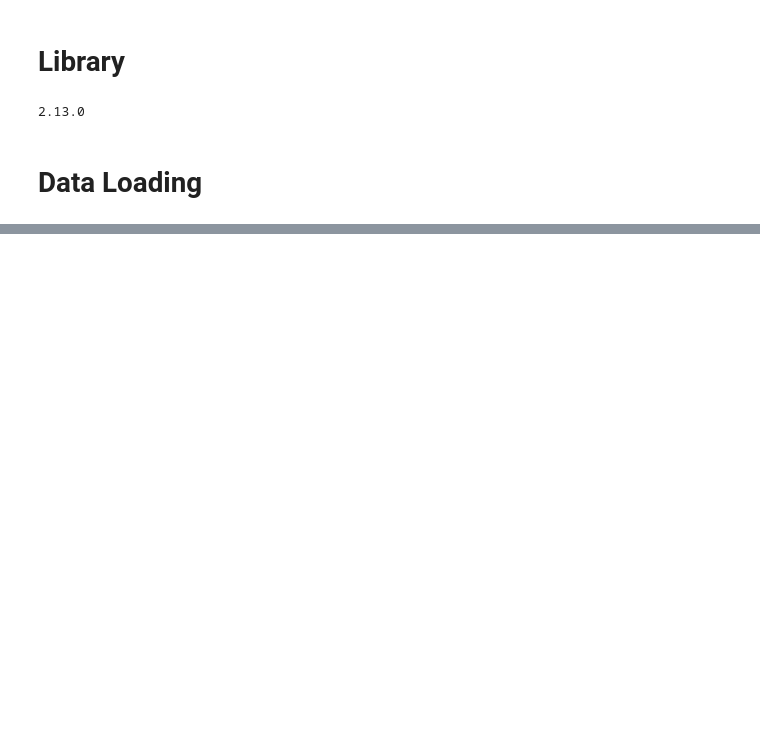
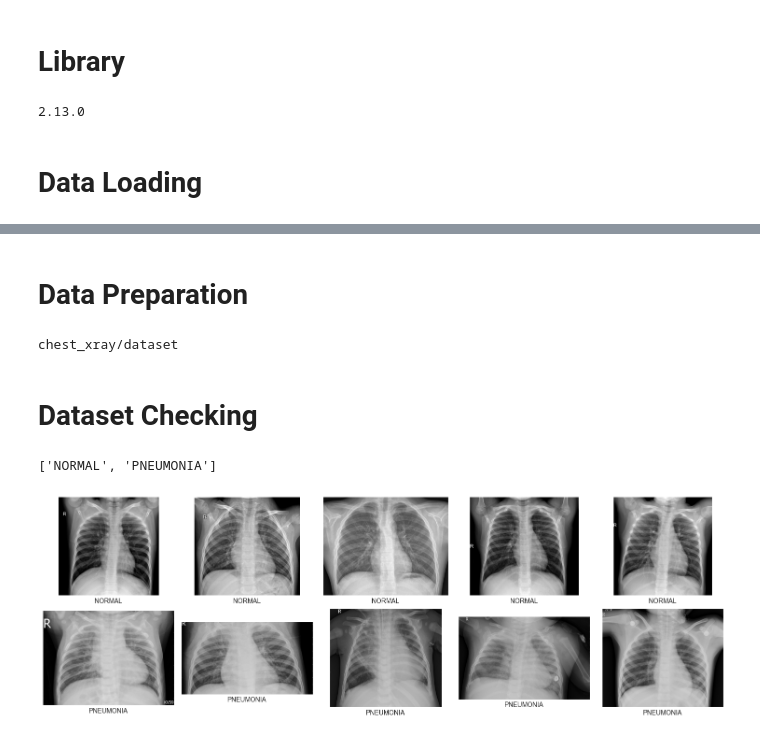
Before and after one commit to yasir-rtx/dbs_ML_intermediate, a Jupyter notebook: imageClassification/klasifikasi.ipynb, the cells around one changed output, grey strips where cells are left out. Drawn from its saved outputs; the diff is of its cells as text; code cells hidden in the pictures; blank space fills up the shorter version.

Commit message:
ADD Image Classification folder

```diff
--- a/imageClassification/klasifikasi.ipynb
+++ b/imageClassification/klasifikasi.ipynb
@@ -68,0 +92,15 @@ Downloading labeled-chest-xray-images.zip to /mnt/d/dbs/dbs_ML_intermediate/imag
+# %% [markdown]
+# Data Preparation
+# %%
+# Direktori awal untuk train dan test
+train_dir = "chest_xray/train"
+test_dir = "chest_xray/test"
+
+# Direktori baru untuk dataset gabungan
+dataset_dir = "chest_xray/dataset"
+print(dataset_dir)
+
+# Buat direktori baru untuk dataset gabungan
+os.makedirs(dataset_dir, exist_ok=True)
+# %% [output]
+chest_xray/dataset
@@ -68,0 +120,36 @@ Downloading labeled-chest-xray-images.zip to /mnt/d/dbs/dbs_ML_intermediate/imag
+# %% [markdown]
+# Dataset Checking
+# %%
+os.listdir(path_sub)
+# %% [output]
+['NORMAL', 'PNEUMONIA']
+# %%
+# Membuat kamus yang menyimpan gambar untuk setiap kelas dalam data
+lung_image = {}
+
+# Tentukan path sumber train
+path = "chest_xray/"
+path_sub = os.path.join(path, "dataset")
+for i in os.listdir(path_sub):
+    lung_image[i] = os.listdir(os.path.join(path_sub, i))
+
+# Menampilkan secara acak 5 gambar di bawah setiap dari 2 kelas dari data.
+# Anda akan melihat gambar yang berbeda setiap kali kode ini dijalankan.
+# path_sub = "chest_xray/dataset/"
+
+# Menampilkan secara acak 5 gambar di bawah setiap kelas dari data latih
+fig, axs = plt.subplots(len(lung_image.keys()), 5, figsize=(15, 5))
+
+for i, class_name in enumerate(os.listdir(path_sub)):
+    images = np.random.choice(lung_image[class_name], 5, replace=False)
+
+    for j, image_name in enumerate(images):
+        img_path = os.path.join(path_sub, class_name, image_name)
+        img = Image.open(img_path).convert("L")  # Konversi menjadi skala keabuan
+        axs[i, j].imshow(img, cmap='gray')
+        axs[i, j].set(xlabel=class_name, xticks=[], yticks=[])
+
+
+fig.tight_layout()
+# %% [output]
+[figure, added]
```
Also changed, not shown: parts of 19 cells of this notebook.
